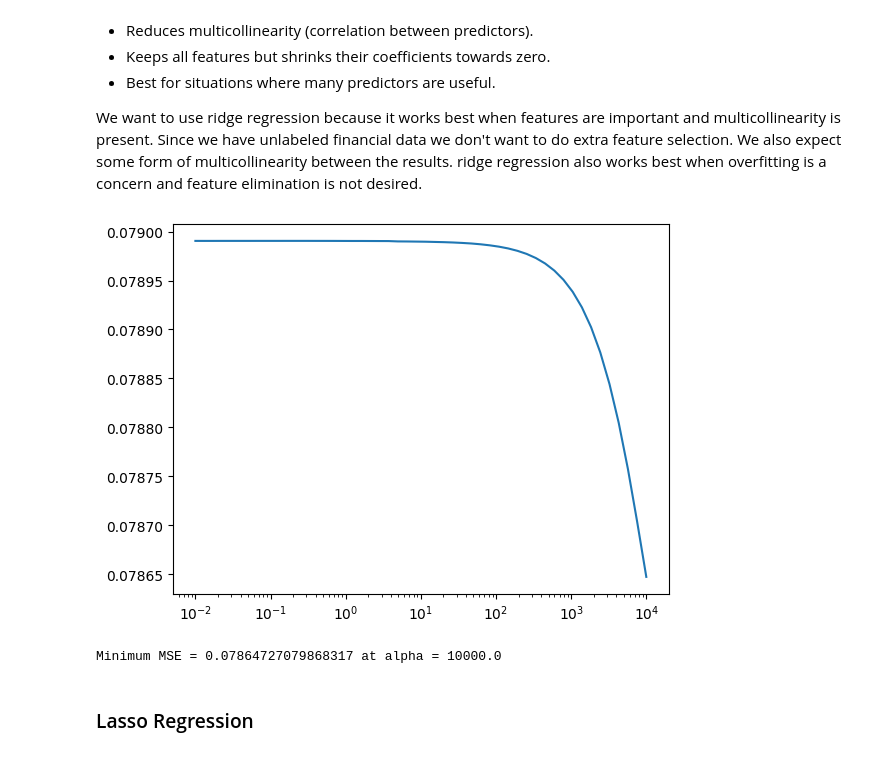
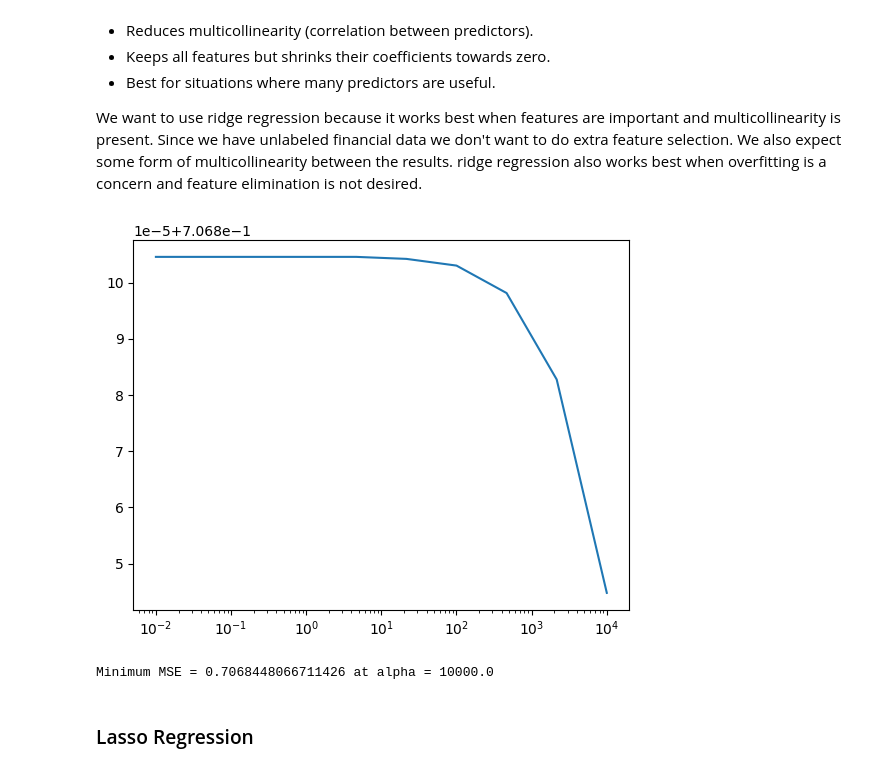
Before and after one commit to nkenny160/ecen-520-final-project, a Jupyter notebook: Jane_Street_Merge.ipynb, the cells around one changed output. Saved outputs shown, nothing was run; the diff lists cells and outputs as text; code cells hidden in the pictures.

```diff
--- a/Jane_Street_Merge.ipynb
+++ b/Jane_Street_Merge.ipynb
@@ -291,6 +307,7 @@ for feature in df.columns:
         df_feature_cols.append(feature)
 
 
-# Normalize only on the remaining features
-std_scaler = StandardScaler()
-df[df_feature_cols] = std_scaler.fit_transform(df[df_feature_cols])
+# standardize the individual groups and only on the remaining features
+for symbol_id, group in df.groupby('symbol_id'):
+    std_scaler = StandardScaler()
+    df.loc[group.index, df_feature_cols] = std_scaler.fit_transform(group[df_feature_cols])
@@ -296,0 +363,14 @@ df[df_feature_cols] = std_scaler.fit_transform(df[df_feature_cols])
+# %%
+from sklearn.decomposition import PCA
+
+# Number of principal components to initially calculate from a symbol_id's feature set
+n = 3
+
+for symbol_id, group in df.groupby('symbol_id'):
+    pca = PCA(n_components = n)
+    pca_data_cols = pca.fit_transform(group[df_feature_cols])
+    df.loc[group.index, [f'PCA_{i}' for i in range(1,n+1)]] = pca_data_cols
+
+df = df.drop(columns = df_feature_cols)
+
+df.head()
@@ -488,3 +575,11 @@ ALL_FEATURES = ALL_FEATURES + SYMBOL_FEATURES
+# %%
+TEMPORAL_FEATURES = ['date_id', 'time_id']
+
+MARKET_FEATURES = [f'PCA_{i}' for i in range(1,n+1)]
+
+SYMBOL_FEATURES = [f'symbol_id_{i}' for i in range(max_symbol_id) if f'symbol_id_{i}' in df.columns]
+# %%
+ALL_FEATURES = TEMPORAL_FEATURES + MARKET_FEATURES + SYMBOL_FEATURES
 # %%
 train_x = train_df[ALL_FEATURES]
 train_y = train_df[['responder_6']]
@@ -537,36 +632,36 @@ from sklearn.metrics import mean_squared_error
 import matplotlib.pyplot as plt
 import numpy as np
 
 
 ridge_mse = []
 
 # Ridge Regression
 # Typical values of alpha are 0.01 to 10,000
 # 50 alpha values from 0.01 to 10000 in logarithmic scaling
-alpha_counter = np.logspace(-2, 4, 50)
+alpha_counter = np.logspace(-2, 4, 10)
 
 
 for a in alpha_counter:
     ridge = Ridge(alpha=a)
     ridge.fit(train_x, train_y)
     ridge_y_pred = ridge.predict(test_x)
     ridge_mse.append(mean_squared_error(test_y, ridge_y_pred))
     del ridge
 
 
 
 plt.plot(alpha_counter,ridge_mse)
 plt.xscale('log')
 plt.show()
 
 
 
 # argmin() finds index of minimnum value
 min_mse_index = np.argmin(ridge_mse)
 print(f'Minimum MSE = {ridge_mse[min_mse_index]} at alpha = {alpha_counter[min_mse_index]}')
 # %% [output]
-[figure, old version]
+[figure, new version]
-Minimum MSE = 0.07864727079868317 at alpha = 10000.0
+Minimum MSE = 0.7068448066711426 at alpha = 10000.0
 # %% [markdown]
 ### Lasso Regression
 # %% [markdown]
```
Also changed, not shown: parts of 22 cells of this notebook.
